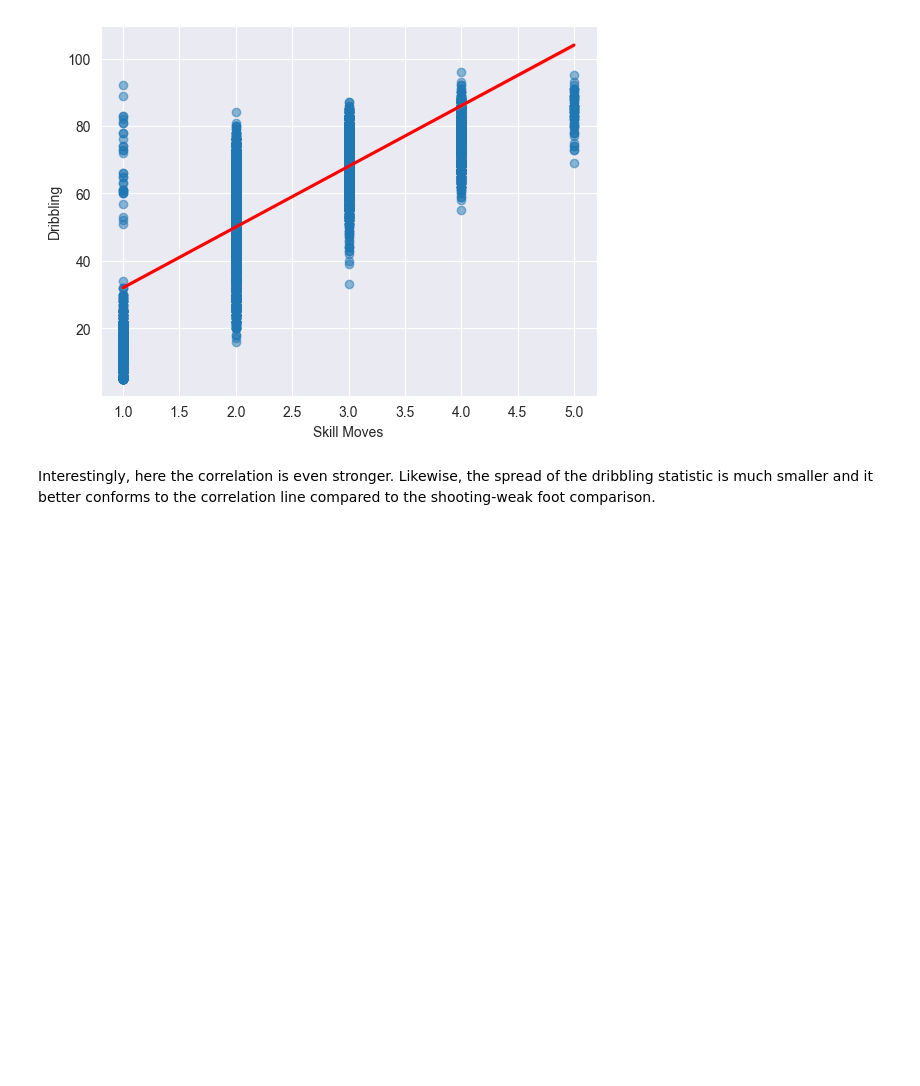
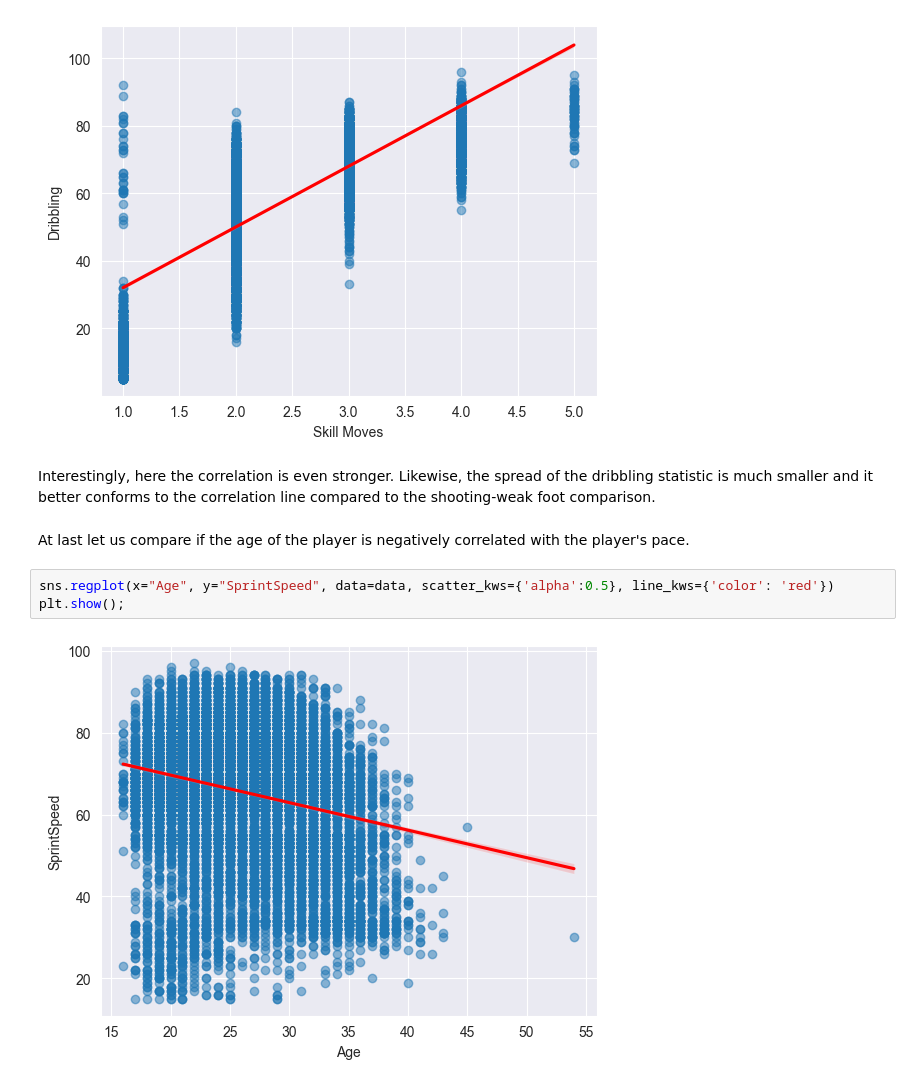
Before and after one commit to zurfil/DataSciencePortfolio, a Jupyter notebook: FIFA/main.ipynb, the cells around one changed output. Cells and saved outputs as stored; diff of their text form; blank space fills up the shorter version.

Commit message:
+corr (accel-age; sprint-age, accel-sprint)

```diff
--- a/FIFA/main.ipynb
+++ b/FIFA/main.ipynb
@@ -169,3 +173,10 @@ plt.show();
 # %% [markdown]
 Interestingly, here the correlation is even stronger. Likewise, the spread of the dribbling statistic is much smaller and it better conforms
 to the correlation line compared to the shooting-weak foot comparison.
+# %% [markdown]
+At last let us compare if the age of the player is negatively correlated with the player's pace.
+# %%
+sns.regplot(x="Age", y="SprintSpeed", data=data, scatter_kws={'alpha':0.5}, line_kws={'color': 'red'})
+plt.show();
+# %% [output]
+[figure, added]
```
Also changed, not shown: parts of 9 cells of this notebook.
